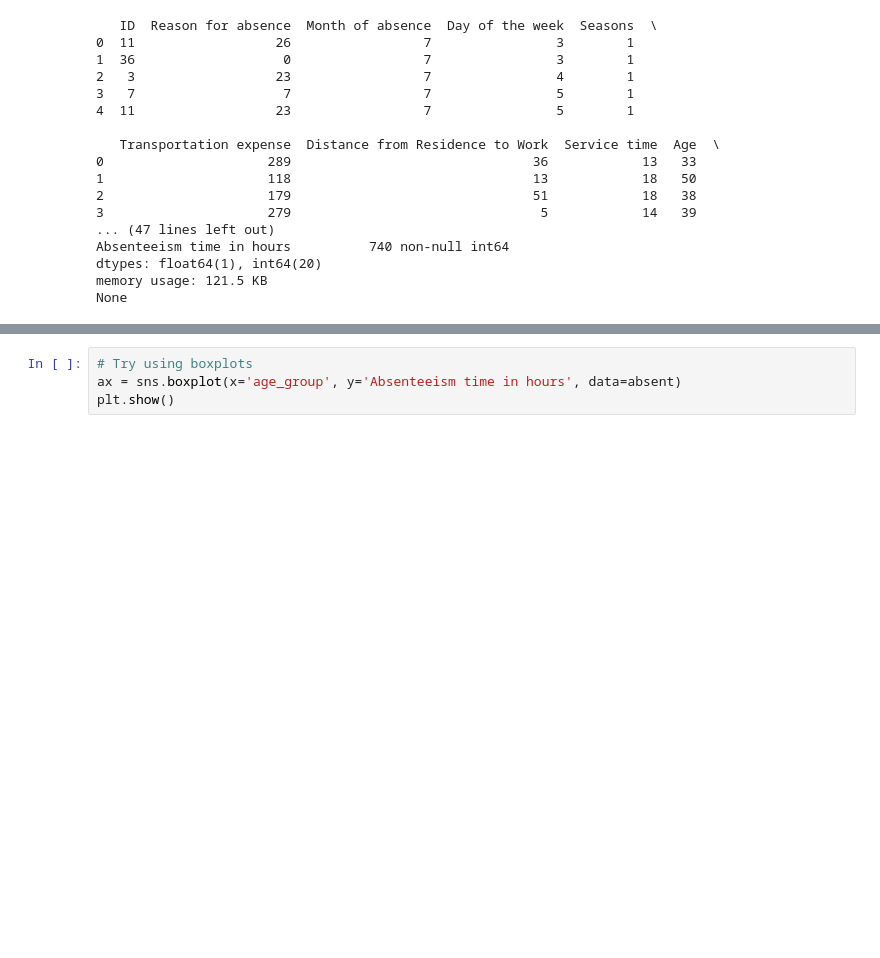
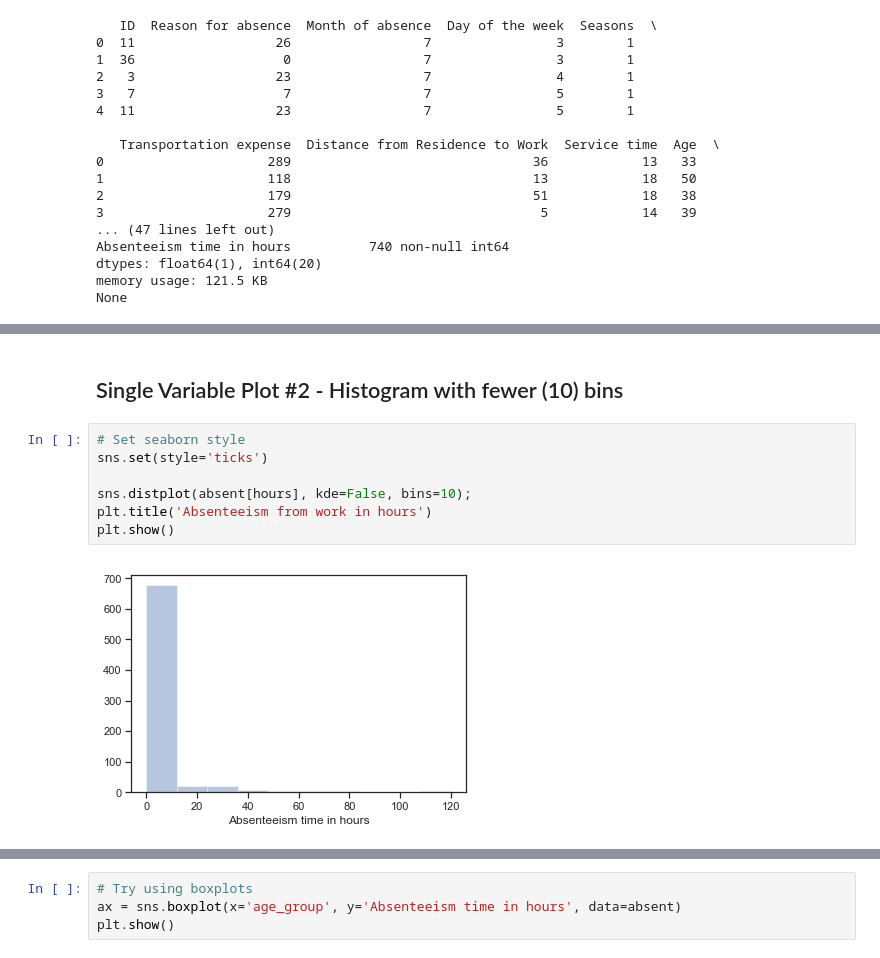
Before and after one commit to cbevis/Thinkful_Bootcamp_U1_L3_P3, a Jupyter notebook: U1_L1_P3-presenting_data.ipynb, the cells around one changed output, grey strips where cells are left out. Cells and saved outputs as stored; diff of their text form; blank space fills up the shorter version.

```diff
--- a/U1_L1_P3-presenting_data.ipynb
+++ b/U1_L1_P3-presenting_data.ipynb
@@ -143,0 +121,11 @@ That graph did not show a lot.  Turns out most employees show up to work. Also,
+# %% [markdown]
+## Single Variable Plot #2 - Histogram with fewer (10) bins
+# %%
+# Set seaborn style
+sns.set(style='ticks')
+
+sns.distplot(absent[hours], kde=False, bins=10);
+plt.title('Absenteeism from work in hours')
+plt.show()
+# %% [output]
+[figure, added]
```
Also changed, not shown: parts of 60 cells of this notebook.
